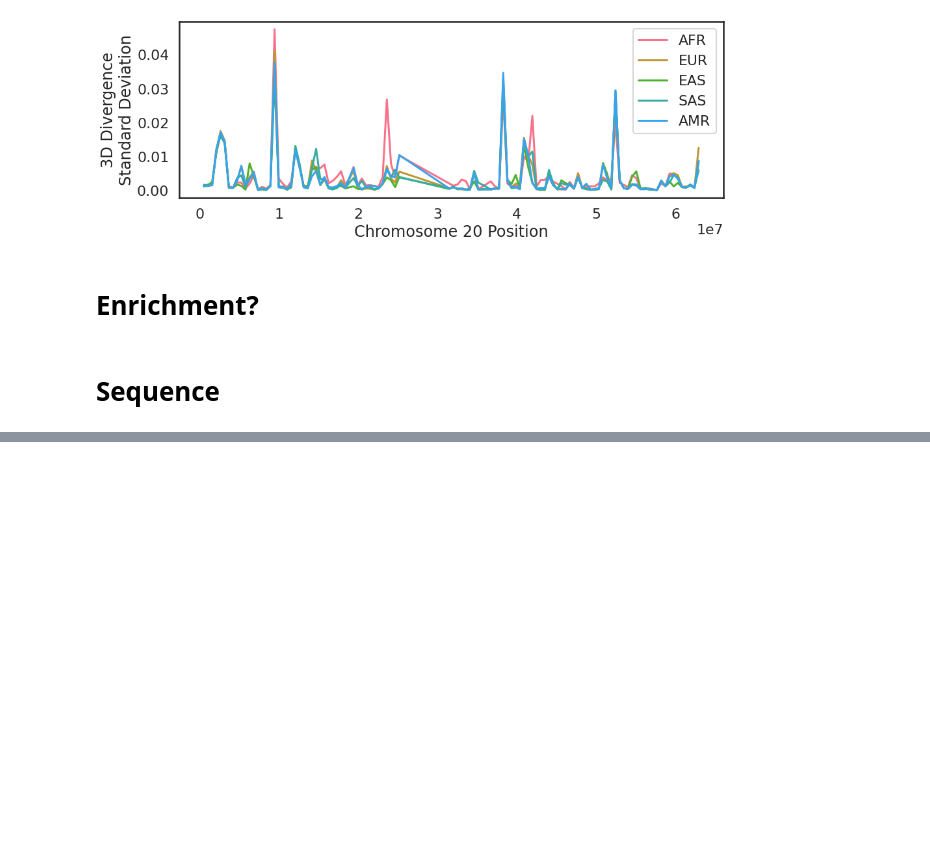
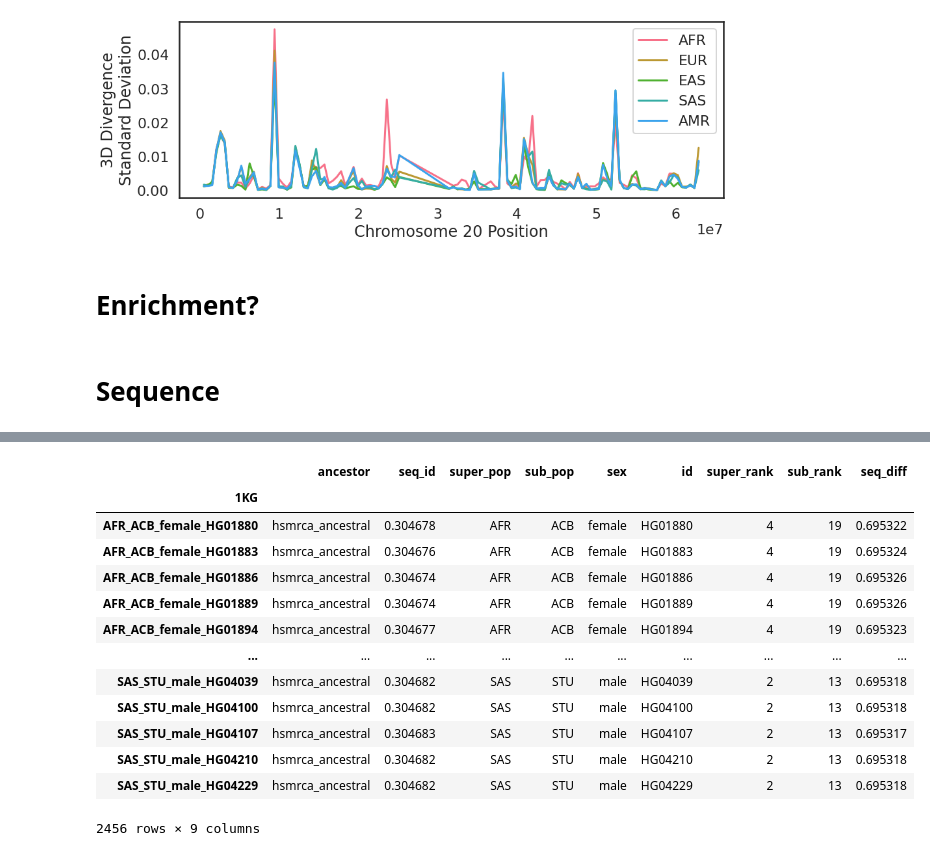
Before and after one commit to erin-n-gilbertson/3DGenome-diversity, a Jupyter notebook: activeNotebooks/AncestralPairAnalysis_new.ipynb, the cells around one changed output, grey strips where cells are left out. Saved outputs shown, nothing was run; the diff lists cells and outputs as text; code cells hidden in the pictures; blank space fills up the shorter version.

```diff
--- a/activeNotebooks/AncestralPairAnalysis_new.ipynb
+++ b/activeNotebooks/AncestralPairAnalysis_new.ipynb
@@ -863,0 +906,17 @@ seq_id
+# %%
+genome_wide
+# %% [output]
+|  | ancestor | seq_id | super_pop | sub_pop | sex | id | super_rank | sub_rank | seq_diff |
+| 1KG |  |  |  |  |  |  |  |  |  |
+| AFR_ACB_female_HG01880 | hsmrca_ancestral | 0.304678 | AFR | ACB | female | HG01880 | 4 | 19 | 0.695322 |
+| AFR_ACB_female_HG01883 | hsmrca_ancestral | 0.304676 | AFR | ACB | female | HG01883 | 4 | 19 | 0.695324 |
+| AFR_ACB_female_HG01886 | hsmrca_ancestral | 0.304674 | AFR | ACB | female | HG01886 | 4 | 19 | 0.695326 |
+| AFR_ACB_female_HG01889 | hsmrca_ancestral | 0.304674 | AFR | ACB | female | HG01889 | 4 | 19 | 0.695326 |
+| AFR_ACB_female_HG01894 | hsmrca_ancestral | 0.304677 | AFR | ACB | female | HG01894 | 4 | 19 | 0.695323 |
+| ... | ... | ... | ... | ... | ... | ... | ... | ... | ... |
+| SAS_STU_male_HG04039 | hsmrca_ancestral | 0.304682 | SAS | STU | male | HG04039 | 2 | 13 | 0.695318 |
+| SAS_STU_male_HG04100 | hsmrca_ancestral | 0.304682 | SAS | STU | male | HG04100 | 2 | 13 | 0.695318 |
+| SAS_STU_male_HG04107 | hsmrca_ancestral | 0.304683 | SAS | STU | male | HG04107 | 2 | 13 | 0.695317 |
+| SAS_STU_male_HG04210 | hsmrca_ancestral | 0.304682 | SAS | STU | male | HG04210 | 2 | 13 | 0.695318 |
+| SAS_STU_male_HG04229 | hsmrca_ancestral | 0.304682 | SAS | STU | male | HG04229 | 2 | 13 | 0.695318 |
+2456 rows × 9 columns
```
Also changed, not shown: parts of 19 cells of this notebook, 2 other files.
